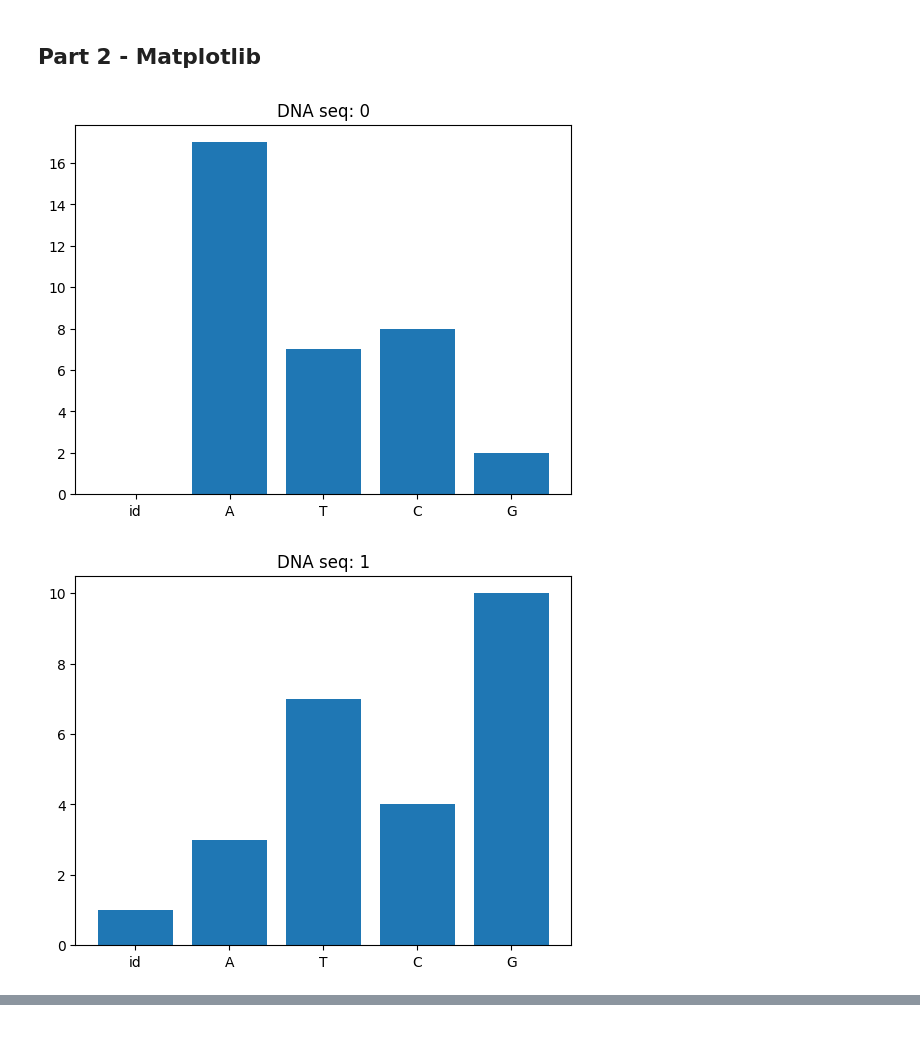
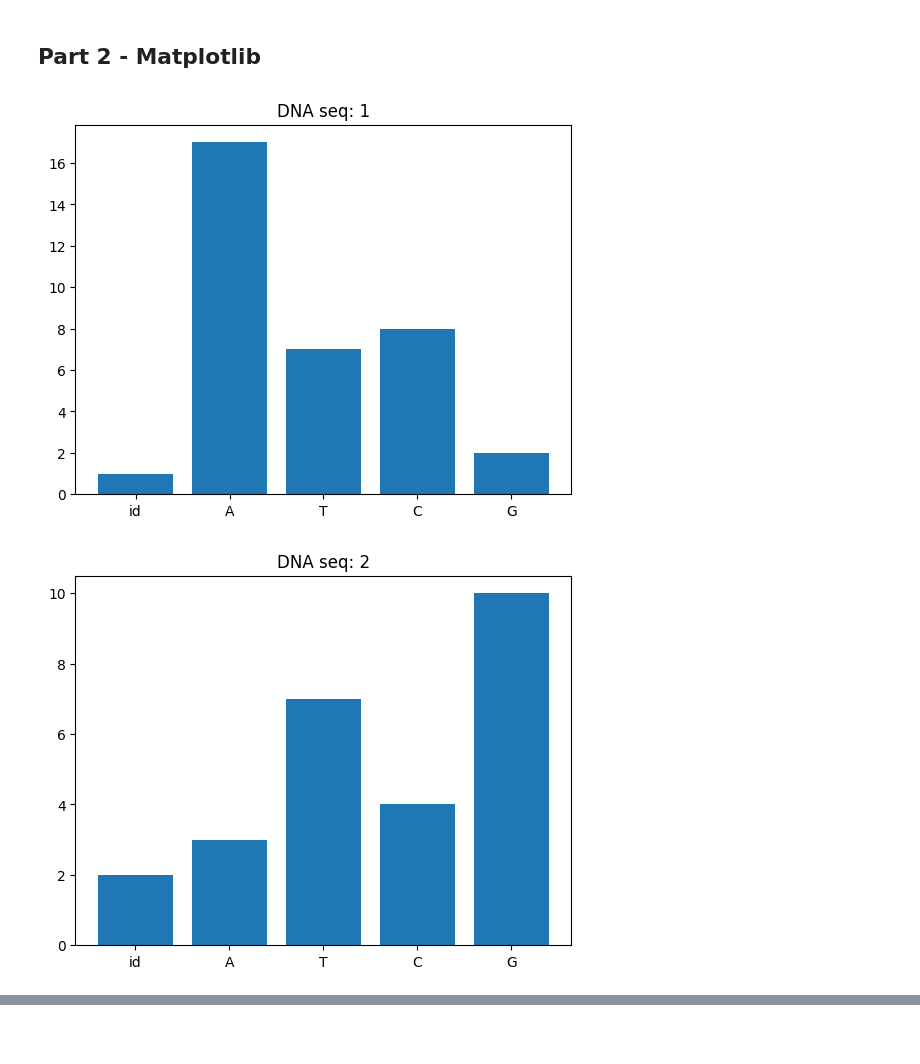
Before and after one commit to mirandalyng/Lab01_DE25_ML, a Jupyter notebook: Lab01.ipynb, the cells around one changed output, grey strips where cells are left out. Saved outputs shown, nothing was run; the diff lists cells and outputs as text; code cells hidden in the pictures.

```diff
--- a/Lab01.ipynb
+++ b/Lab01.ipynb
@@ -89,7 +89,7 @@ for line in listOfSeq:
 
     #creating a new dictionary to store the dna values in
     dnaCount = {
-        "id": line.get("id"),
+
         "A": countedA,
         "T": countedT,
         "C": countedC,
@@ -107,16 +107,20 @@ print(dnaListCount)
 # %%
 import matplotlib.pyplot as plt
 
+id = 1
+
 for gridSeq in dnaListCount:
-    titlename = gridSeq.get("id")
+
     names = list(gridSeq.keys())
     values = list(gridSeq.values())
 
     fig, ax = plt.subplots()
-    ax.set_title(f"DNA seq: {titlename}")
+    ax.set_title(f"DNA seq: {id}")
     plt.bar(names, values)
 
     plt.show()
+
+    id += 1
 # %% [output]
-[figure, old version]
+[figure, new version]
-[figure, old version]
+[figure, new version]
```
Also changed, not shown: parts of 1 cell of this notebook.
